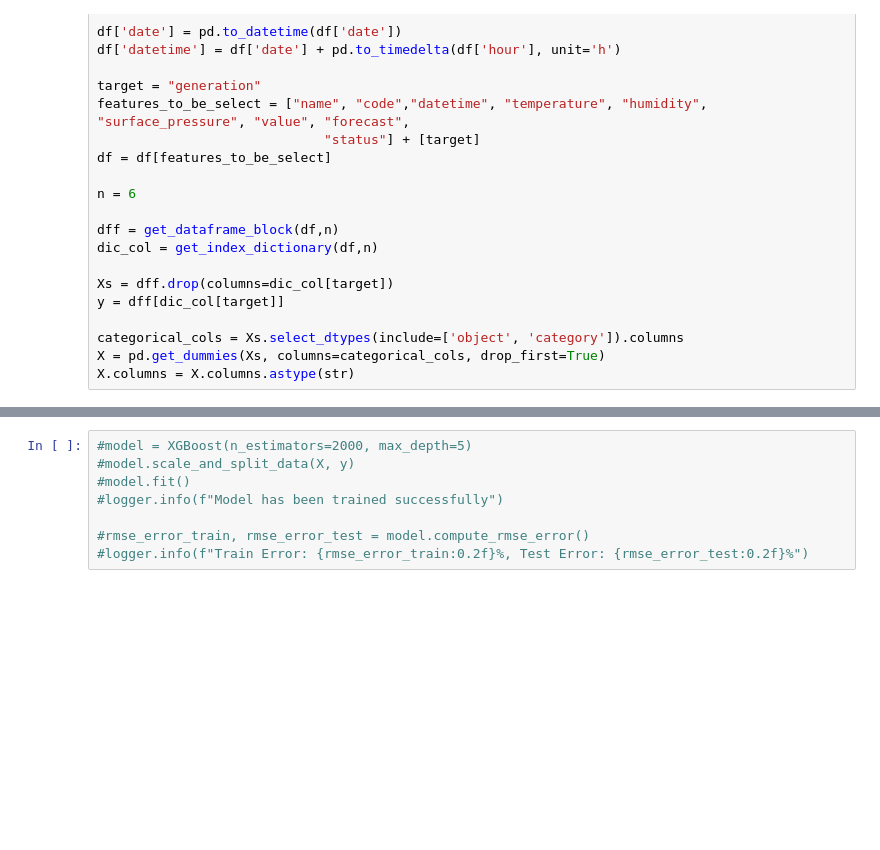
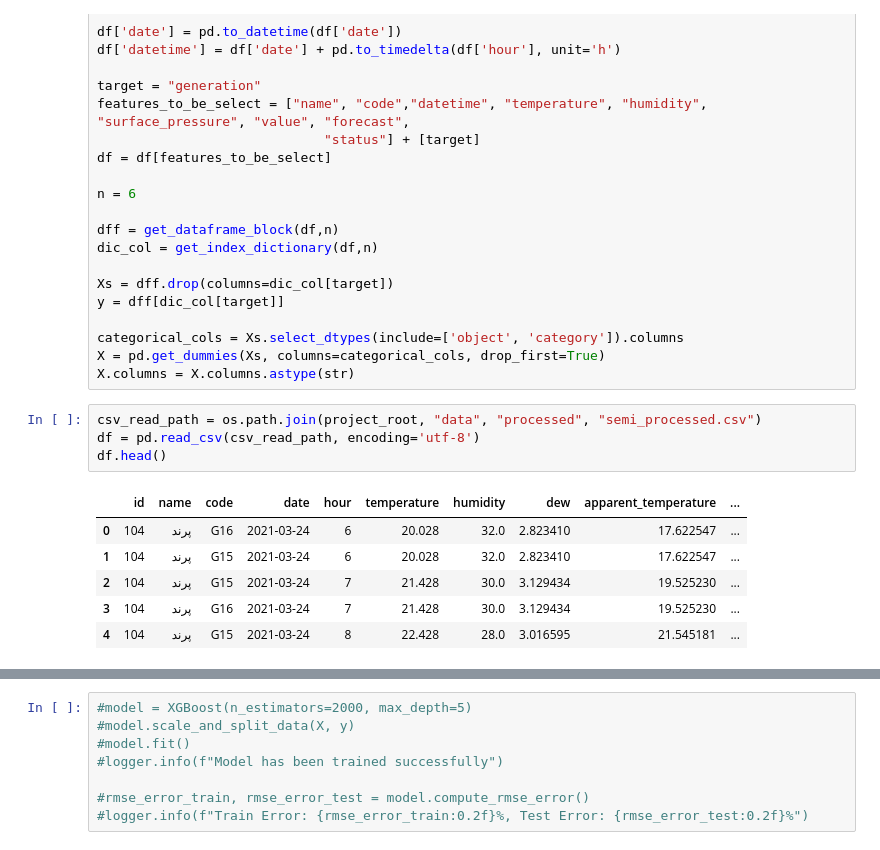
Before and after one commit to SHSMJ200/Bargh_ML, a Jupyter notebook: src/models/fiter3_az.ipynb, the cells around one changed output, grey strips where cells are left out. Saved outputs shown, nothing was run; the diff lists cells and outputs as text; blank space fills up the shorter version.

```diff
--- a/src/models/fiter3_az.ipynb
+++ b/src/models/fiter3_az.ipynb
@@ -94,5 +94,16 @@ y = dff[dic_col[target]]
 categorical_cols = Xs.select_dtypes(include=['object', 'category']).columns
 X = pd.get_dummies(Xs, columns=categorical_cols, drop_first=True)
 X.columns = X.columns.astype(str)
+# %%
+csv_read_path = os.path.join(project_root, "data", "processed", "semi_processed.csv")
+df = pd.read_csv(csv_read_path, encoding='utf-8')
+df.head()
+# %% [output]
+|  | id | name | code | date | hour | temperature | humidity | dew | apparent_temperature | ... |
+| 0 | 104 | پرند | G16 | 2021-03-24 | 6 | 20.028 | 32.0 | 2.823410 | 17.622547 | ... |
+| 1 | 104 | پرند | G15 | 2021-03-24 | 6 | 20.028 | 32.0 | 2.823410 | 17.622547 | ... |
+| 2 | 104 | پرند | G15 | 2021-03-24 | 7 | 21.428 | 30.0 | 3.129434 | 19.525230 | ... |
+| 3 | 104 | پرند | G16 | 2021-03-24 | 7 | 21.428 | 30.0 | 3.129434 | 19.525230 | ... |
+| 4 | 104 | پرند | G15 | 2021-03-24 | 8 | 22.428 | 28.0 | 3.016595 | 21.545181 | ... |
 # %%
 len(Xs),len(y),dic_col
```
Also changed, not shown: parts of 9 cells of this notebook, 3 other files.
